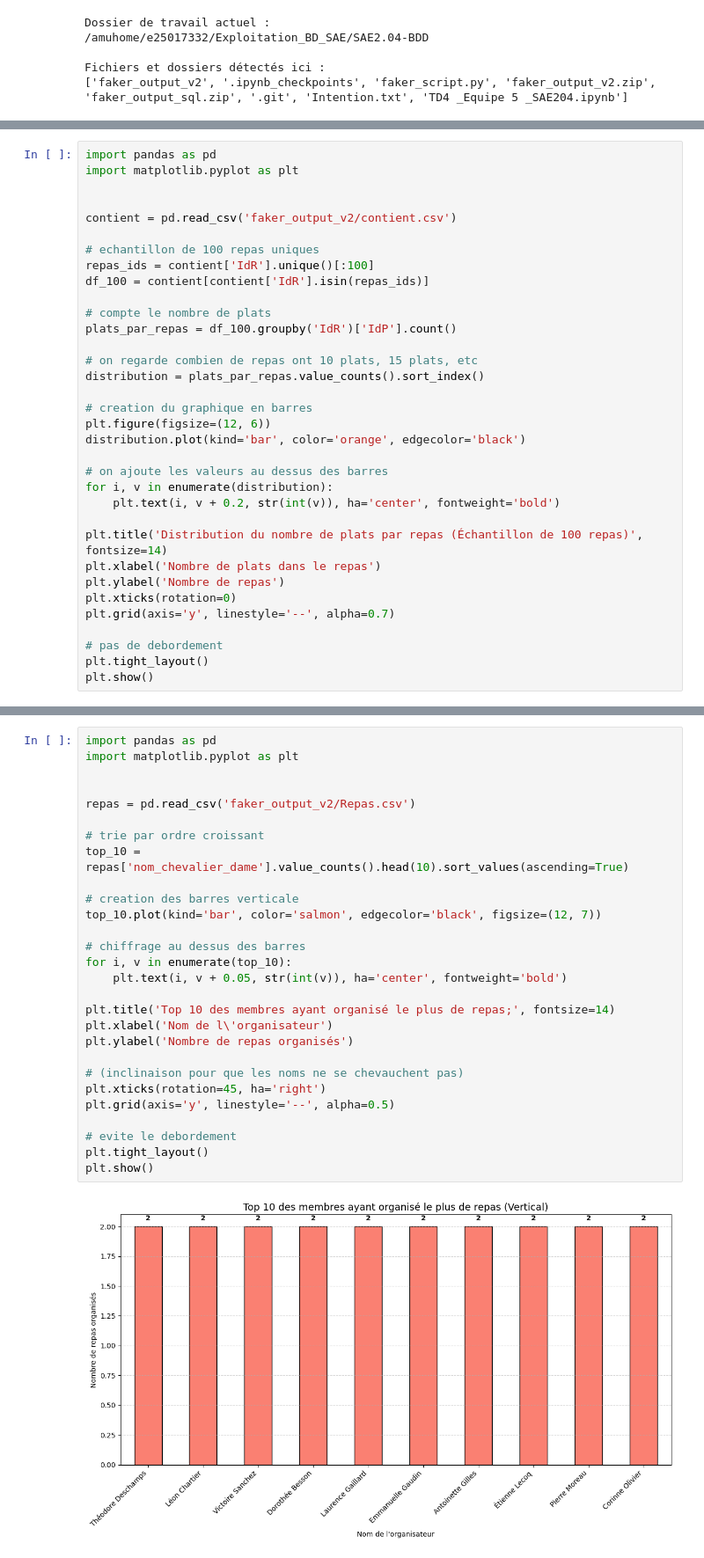
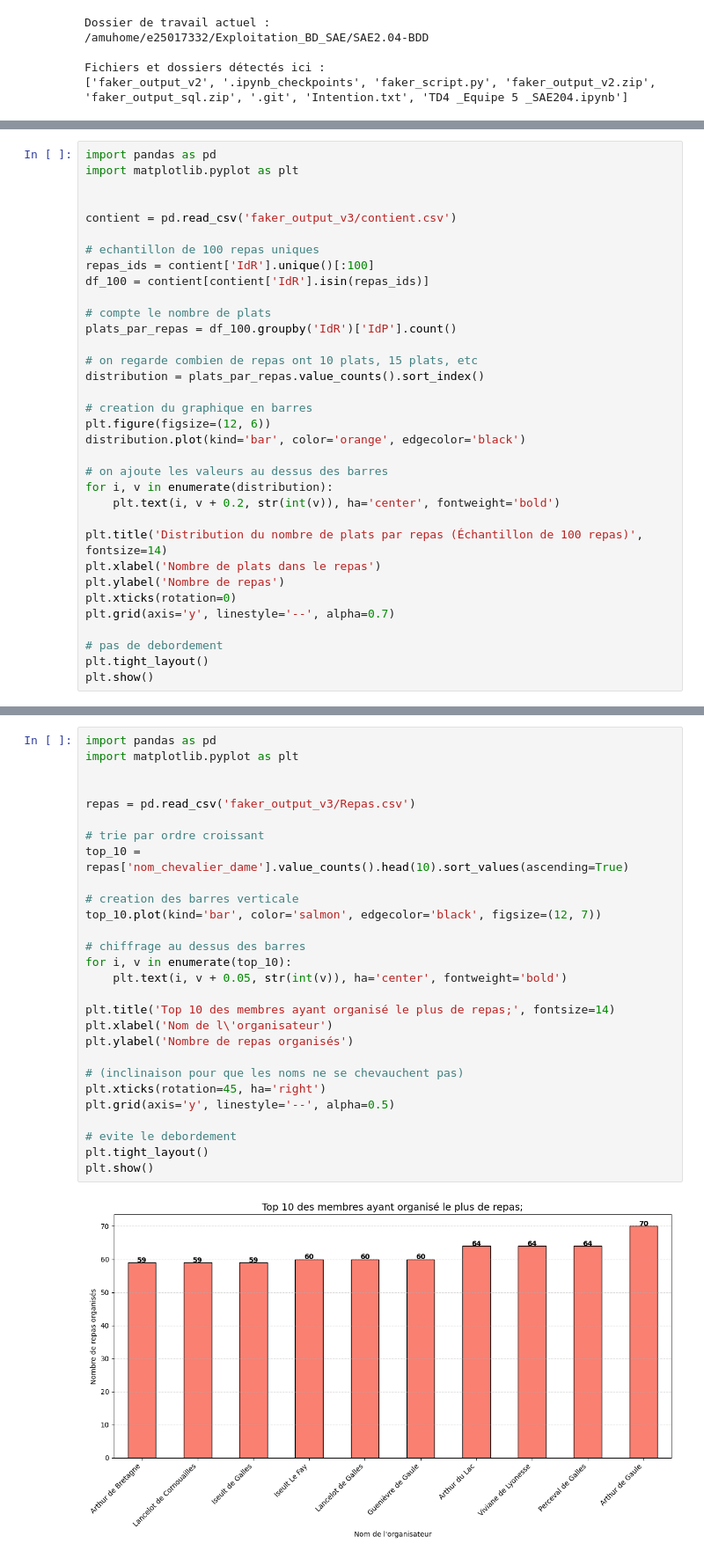
Before and after one commit to DURAN-Kalvin-25013186/SAE2.04-BDD, a Jupyter notebook: Francois_Jupyter_Notebook.ipynb, the cells around one changed output, grey strips where cells are left out. Shown at 88% size. Drawn from its saved outputs; the diff is of its cells as text.

```diff
--- a/Francois_Jupyter_Notebook.ipynb
+++ b/Francois_Jupyter_Notebook.ipynb
@@ -115,7 +113,7 @@ import pandas as pd
 import matplotlib.pyplot as plt
 
 
-contient = pd.read_csv('faker_output_v2/contient.csv')
+contient = pd.read_csv('faker_output_v3/contient.csv')
 
 # echantillon de 100 repas uniques
 repas_ids = contient['IdR'].unique()[:100]
@@ -163,30 +161,30 @@ La médiane est de 20.0 plats par repas.
 # %%
 import pandas as pd
 import matplotlib.pyplot as plt
 
 
-repas = pd.read_csv('faker_output_v2/Repas.csv')
+repas = pd.read_csv('faker_output_v3/Repas.csv')
 
 # trie par ordre croissant
 top_10 = repas['nom_chevalier_dame'].value_counts().head(10).sort_values(ascending=True)
 
 # creation des barres verticale
 top_10.plot(kind='bar', color='salmon', edgecolor='black', figsize=(12, 7))
 
 # chiffrage au dessus des barres
 for i, v in enumerate(top_10):
     plt.text(i, v + 0.05, str(int(v)), ha='center', fontweight='bold')
 
 plt.title('Top 10 des membres ayant organisé le plus de repas;', fontsize=14)
 plt.xlabel('Nom de l\'organisateur')
 plt.ylabel('Nombre de repas organisés')
 
 # (inclinaison pour que les noms ne se chevauchent pas)
 plt.xticks(rotation=45, ha='right')
 plt.grid(axis='y', linestyle='--', alpha=0.5)
 
 # evite le debordement
 plt.tight_layout()
 plt.show()
 # %% [output]
-[figure, old version]
+[figure, new version]
```
Also changed, not shown: parts of 5 cells of this notebook.
